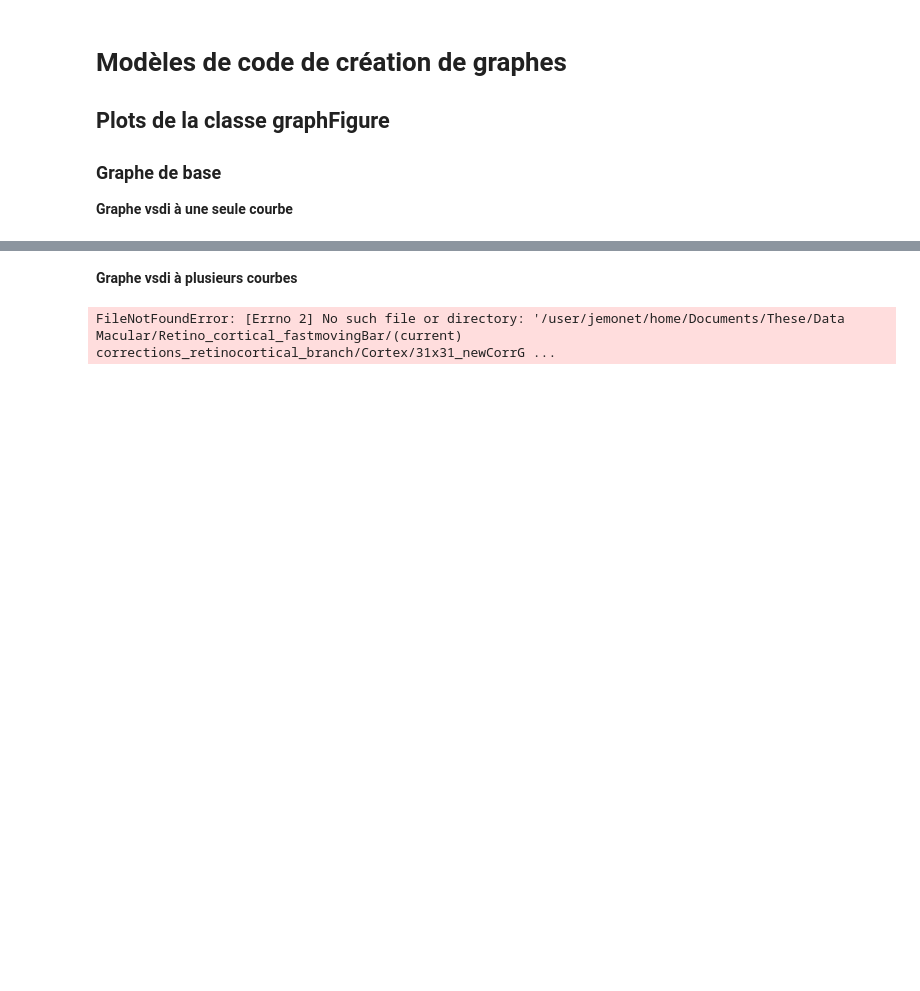
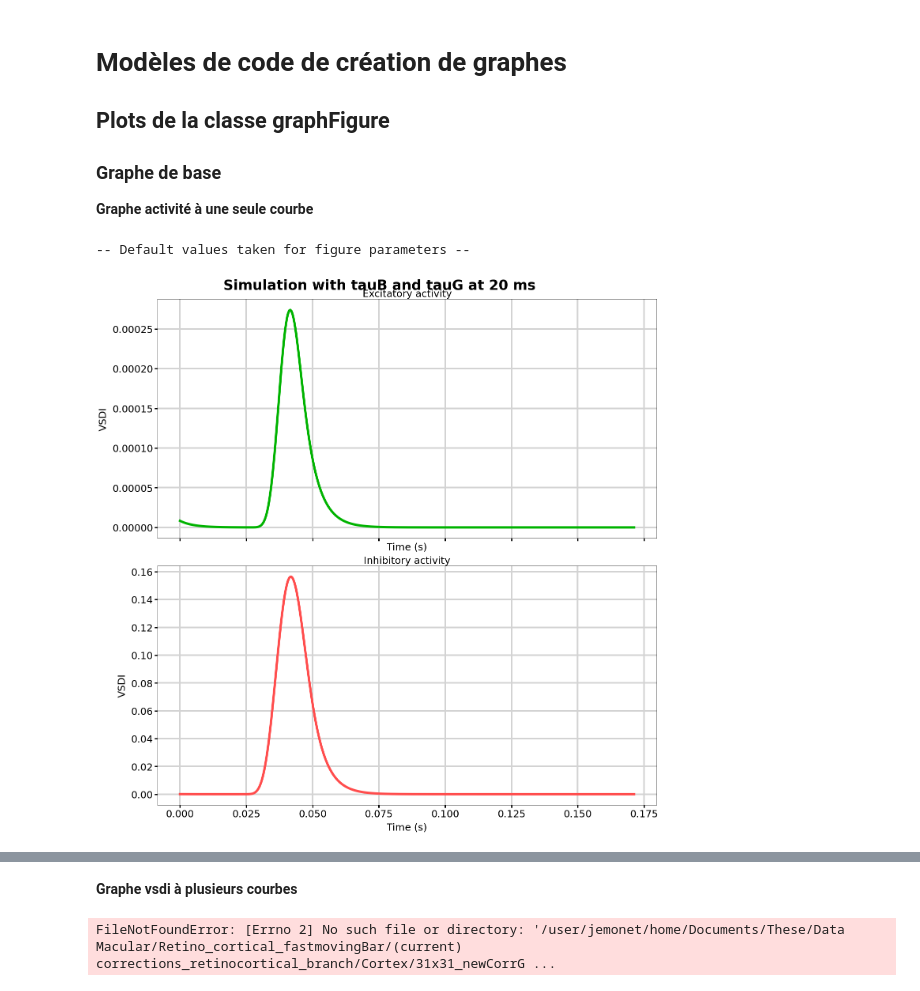
Before and after one commit to JEmonet67/figure_lib, a Jupyter notebook: Modèles_graphes.ipynb, the cells around one changed output, grey strips where cells are left out. Drawn from its saved outputs; the diff is of its cells as text; code cells hidden in the pictures; blank space fills up the shorter version.

```diff
--- a/Modèles_graphes.ipynb
+++ b/Modèles_graphes.ipynb
@@ -83,4 +83,53 @@ def compute_derivate_df(df):
 
 ### Graphe de base
 
-**Graphe vsdi à une seule courbe**
+**Graphe activité à une seule courbe**
+# %%
+%matplotlib inline
+importlib.reload(gdf)
+importlib.reload(fg)
+
+file = "10x10_optiParams_tauB_G20ms_61f.csv"
+path = f"/user/jemonet/home/Documents/These/Data Macular/(current) BiaisedCorticalConnection_GaussianCorrection/optiParams_noGC_noAma_noSurr_10x10c/white_disk_flash/stim_0,2deg_10ms/tauB_tauG/"
+
+reg_caract = re.compile(r"_tauB_G([0-9]{1,3})ms")
+reg_n_cells = re.compile(r"([0-9]{1,3})x([0-9]{1,3})")
+reg_n_frame = re.compile(r"([0-9]{1,3})f")
+
+caract = int(reg_caract.findall(file)[0])
+n_cells = [int(i) for i in reg_n_cells.findall(file)[0]]
+n_frame = int(reg_n_frame.findall(file)[0])
+
+df = gdf.GraphDF(path+file,0.001,60,10,10)
+
+df = df.crop(df.dt*n_frame)
+# df = df.isolate_dataframe_byoutputs("muVn")
+
+# num_exc = ",".join([str(i) for i in range(1249,1569,20)])
+# num_inh = ",".join([str(i) for i in range(1649,1969,20)])
+exc = df.isolate_dataframe_columns_bynum("344")
+exc = exc.isolate_dataframe_byoutputs("v_e")
+inh = df.isolate_dataframe_columns_bynum("444")
+inh = inh.isolate_dataframe_byoutputs("v_i")
+
+list_df = [exc,inh]
+
+params_fig = dict(wspace=0.2,hspace=0.4,height_ratios=[1,1],width_ratios=[1,1])
+
+info_fig = {"title":f"Simulation with tauB and tauG at {caract} ms","subtitles":["Excitatory activity", "Inhibitory activity"],"xlabel":"Time (s)","ylabel":["VSDI","VSDI"],
+"sharex":True,"sharey":False}
+
+font_size = {"main_title":35, "subtitle":25, "xlabel":25, "ylabel":25, "g_xticklabel":25, "g_yticklabel":25, "legend":20}
+
+params_plot = {"grid_color":"lightgray","grid_width":4,"ticklength":7,"tickwidth":3, "labelpad":10,
+                              "plots_color":[[(0, 0.7, 0)],[(1, 0.3, 0.3)]]}
+               # "plots_color":[[(0, i/exc.data.shape[1], 0) for i in range(0,exc.data.shape[1],1)],[(i/exc.data.shape[1], 0, 0) for i in range(0,exc.data.shape[1],1)]]}
+
+
+f = gfg.graphFigure(list_df,2,1,20,20,dict_info_fig=info_fig, dict_font_size=font_size,dict_params_plot=params_plot)
+#f.set_figure_legend((1,2), fontsize=25)
+plt.tight_layout()
+plt.savefig(f"{path}/graphe_ve_vi_tauB_G{caract}.png")
+# %% [output]
+-- Default values taken for figure parameters --
+[figure, added]
```
Also changed, not shown: parts of 8 cells of this notebook, 4 other files.
